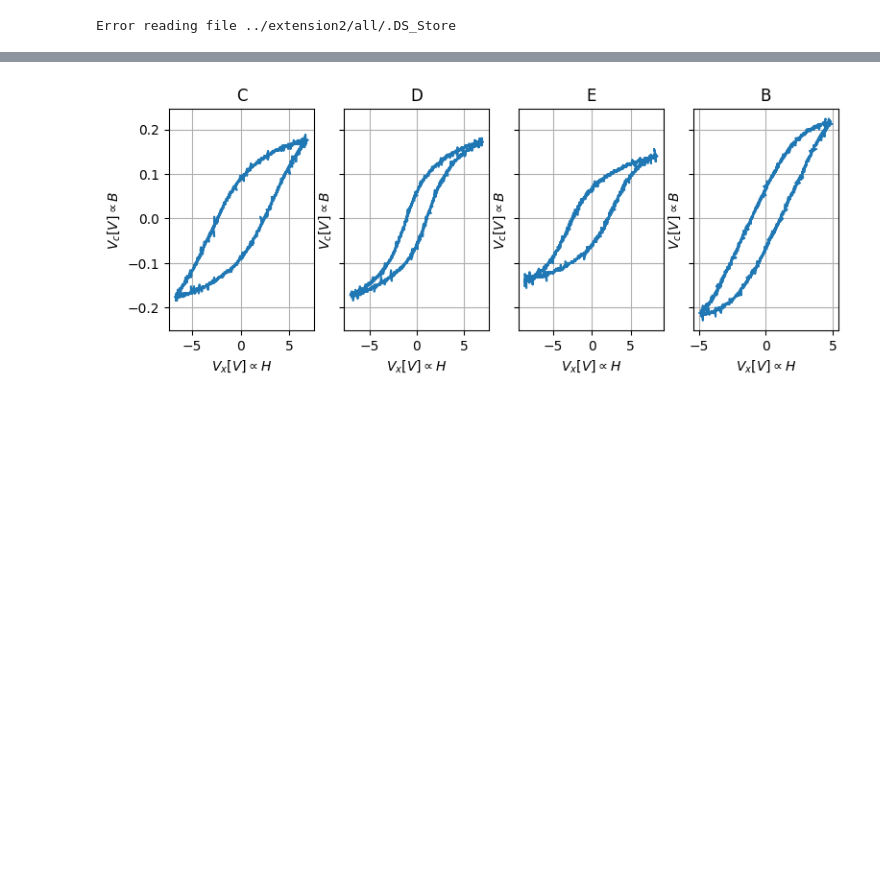
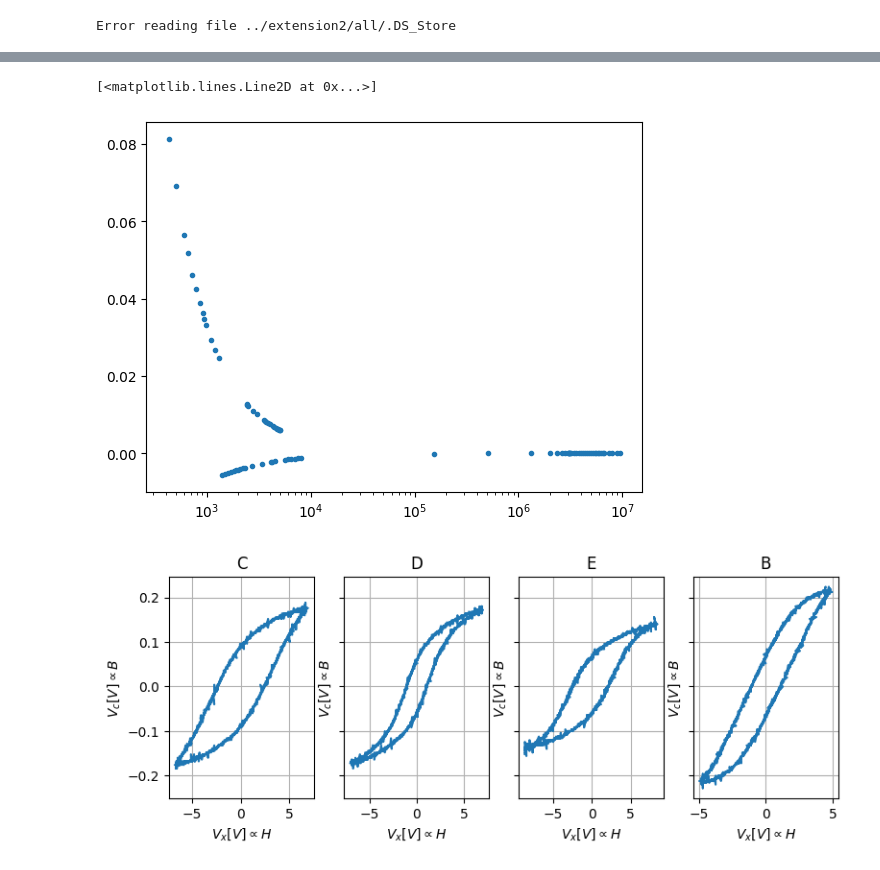
Before and after one commit to nilnil47/Lab-B, a Jupyter notebook: magnetisem/code/magnetise.ipynb, the cells around one changed output, grey strips where cells are left out. Saved outputs shown, nothing was run; the diff lists cells and outputs as text; code cells hidden in the pictures; blank space fills up the shorter version.

```diff
--- a/magnetisem/code/magnetise.ipynb
+++ b/magnetisem/code/magnetise.ipynb
@@ -101,3 +97,8 @@ plt.plot(frequencies, amplitudes, '.')
+# %%
+plt.semilogx(frequencies, phases, '.')
+# %% [output]
+[<matplotlib.lines.Line2D at 0x...>]
+[figure, added]
 # %%
 b = lab_tools.load_data('../data/week2/B/B_alot.csv')
 c = lab_tools.load_data('../data/week2/C/C_3.csv')
```
Also changed, not shown: parts of 4 cells of this notebook, 1 other file.
